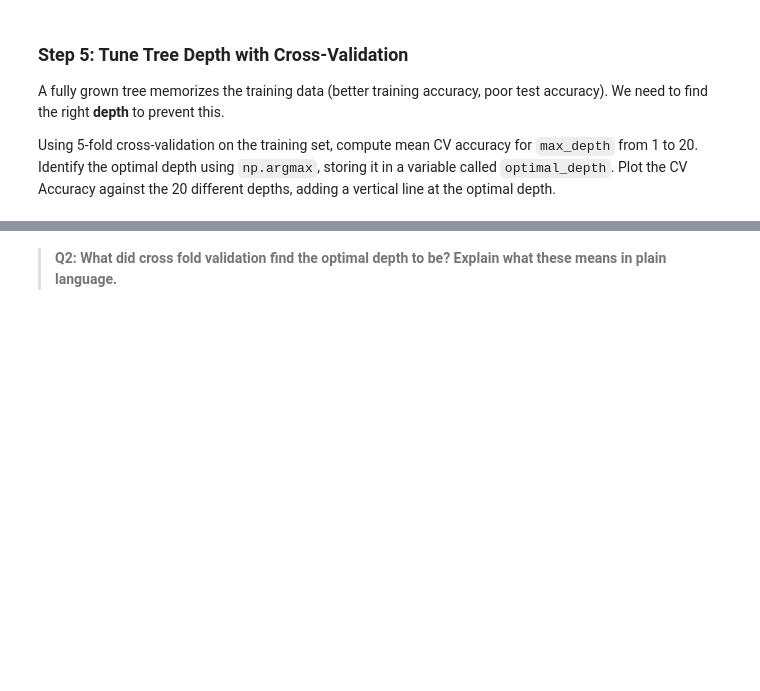
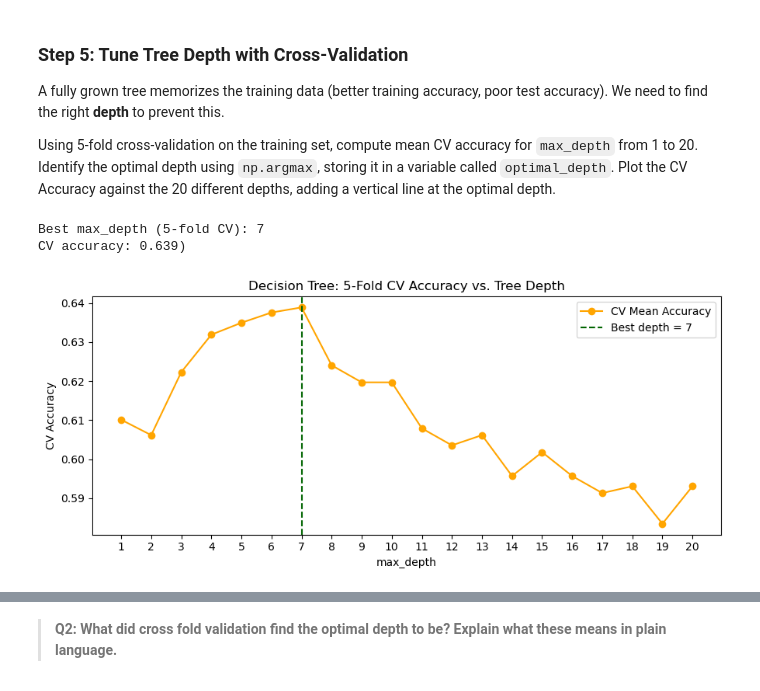
Before and after one commit to mmorenorolon/assignment-3, a Jupyter notebook: task2/hw3-task2.ipynb, the cells around one changed output, grey strips where cells are left out. Saved outputs shown, nothing was run; the diff lists cells and outputs as text; code cells hidden in the pictures; blank space fills up the shorter version.

```diff
--- a/task2/hw3-task2.ipynb
+++ b/task2/hw3-task2.ipynb
@@ -165,11 +165,40 @@ A fully grown tree memorizes the training data (better training accuracy, poor t
 
 Using 5-fold cross-validation on the training set, compute mean CV accuracy for `max_depth` from 1 to 20. Identify the optimal depth using `np.argmax`, storing it in a variable called `optimal_depth`. Plot the CV Accuracy against the 20 different depths, adding a vertical line at the optimal depth.
 # %%
+# Compute mean CV accuracy for max_depth from 1 to 20
+depths = range(1, 21)
+cv_means = []
 
+for depth in depths:
+    dt = DecisionTreeClassifier(max_depth=depth, random_state=42)
+    scores = cross_val_score(dt, X_train, y_train, cv=5, scoring='accuracy')
+    cv_means.append(scores.mean())
 
+cv_means = np.array(cv_means)
 
+# Identify the optimal depth
+optimal_depth = list(depths)[np.argmax(cv_means)]
 
+print(f"Best max_depth (5-fold CV): {optimal_depth}")
+print(f"CV accuracy: {cv_means.max():.3f})")
 
-optimal_depth   = ...
+# Plot the CV accuracy against the 20 different depths
+plt.figure(figsize=(9, 4))
+plt.plot(list(depths), cv_means, label='CV Mean Accuracy', marker='o',color='orange')
+plt.axvline(
+    optimal_depth, color='darkgreen', linestyle='--',
+    label=f'Best depth = {optimal_depth}'
+)
+plt.xlabel('max_depth')
+plt.ylabel('CV Accuracy')
+plt.xticks(list(depths))
+plt.title('Decision Tree: 5-Fold CV Accuracy vs. Tree Depth')
+plt.legend()
+plt.tight_layout()
+plt.show()
+# %% [output]
+Best max_depth (5-fold CV): 7
+CV accuracy: 0.639)
+[figure, added]
 # %%
 grader.check("q3")
```
Also changed, not shown: parts of 5 cells of this notebook.
